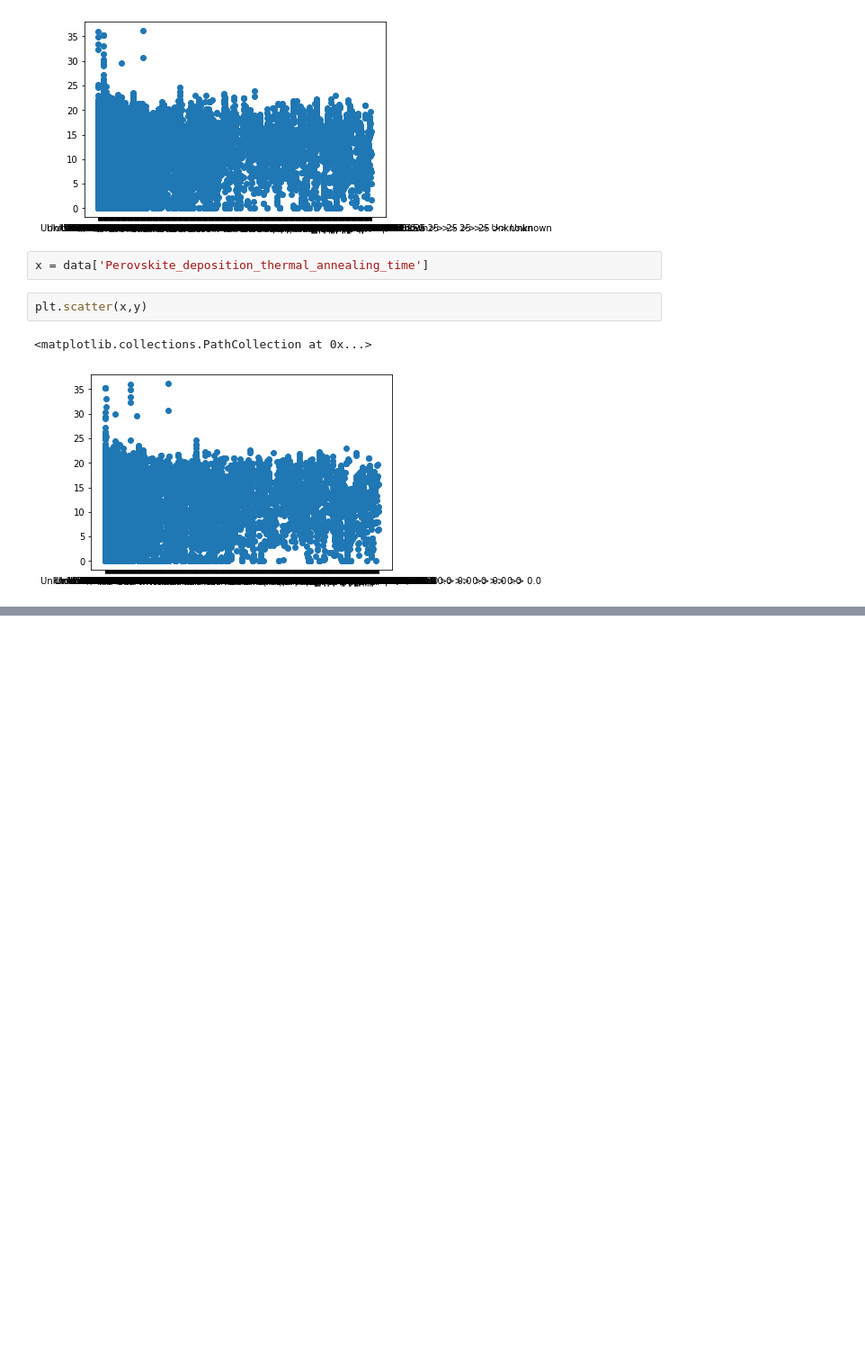
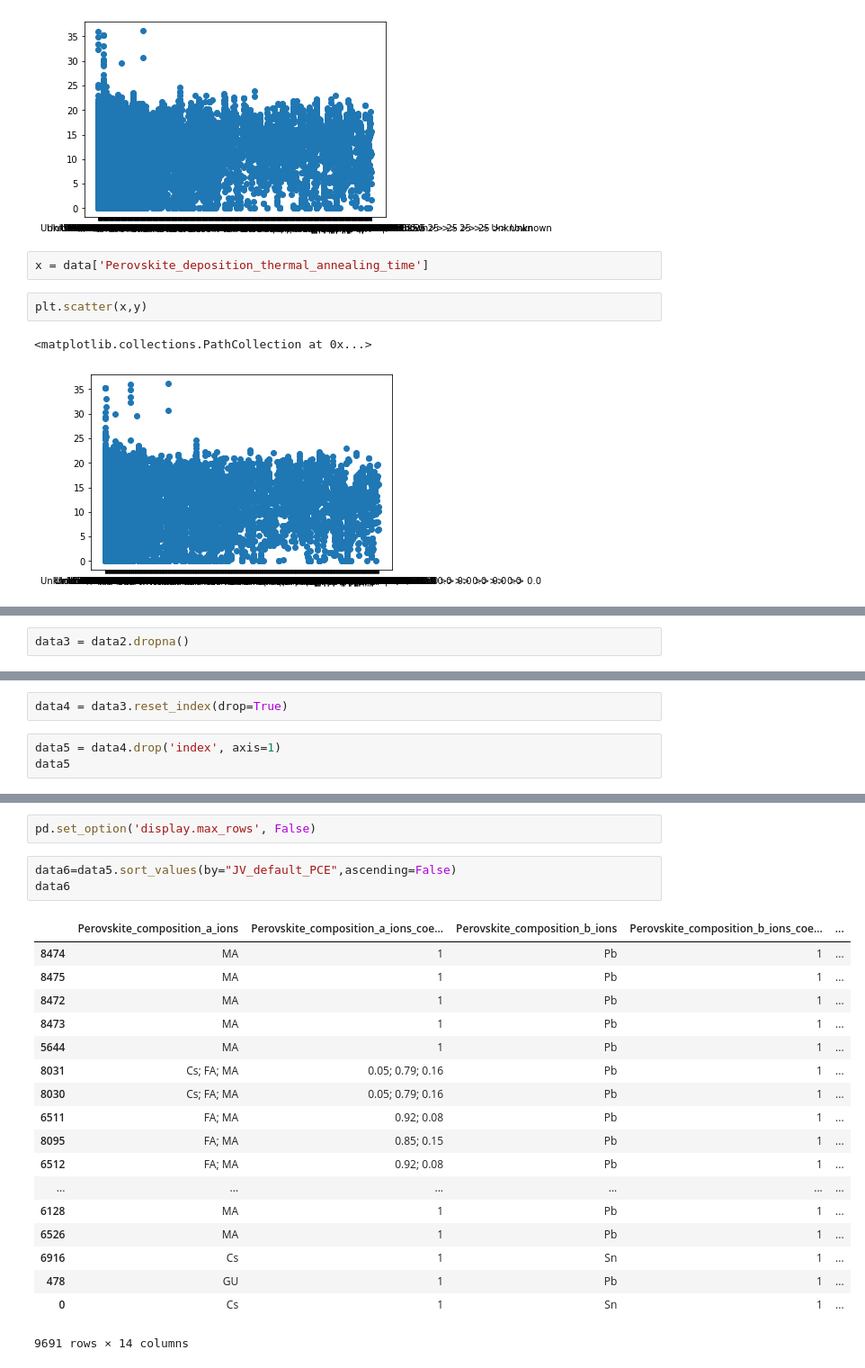
Before and after one commit to huangyiru123/pandas_psc, a Jupyter notebook: pandascleaning.ipynb, the cells around one changed output, grey strips where cells are left out. Shown at 90% size. Saved outputs shown, nothing was run; the diff lists cells and outputs as text; blank space fills up the shorter version.

```diff
--- a/pandascleaning.ipynb
+++ b/pandascleaning.ipynb
@@ -176,0 +255,2 @@ data1
+# %%
+data3 = data2.dropna()
@@ -176,0 +273,5 @@ data1
+# %%
+data4 = data3.reset_index(drop=True)
+# %%
+data5 = data4.drop('index', axis=1)
+data5
@@ -176,0 +292,24 @@ data1
+# %%
+pd.set_option('display.max_rows', False)
+# %%
+data6=data5.sort_values(by="JV_default_PCE",ascending=False)
+data6
+# %% [output]
+|  | Perovskite_composition_a_ions | Perovskite_composition_a_ions_coe... | Perovskite_composition_b_ions | Perovskite_composition_b_ions_coe... | ... |
+| 8474 | MA | 1 | Pb | 1 | ... |
+| 8475 | MA | 1 | Pb | 1 | ... |
+| 8472 | MA | 1 | Pb | 1 | ... |
+| 8473 | MA | 1 | Pb | 1 | ... |
+| 5644 | MA | 1 | Pb | 1 | ... |
+| 8031 | Cs; FA; MA | 0.05; 0.79; 0.16 | Pb | 1 | ... |
+| 8030 | Cs; FA; MA | 0.05; 0.79; 0.16 | Pb | 1 | ... |
+| 6511 | FA; MA | 0.92; 0.08 | Pb | 1 | ... |
+| 8095 | FA; MA | 0.85; 0.15 | Pb | 1 | ... |
+| 6512 | FA; MA | 0.92; 0.08 | Pb | 1 | ... |
+| ... | ... | ... | ... | ... | ... |
+| 6128 | MA | 1 | Pb | 1 | ... |
+| 6526 | MA | 1 | Pb | 1 | ... |
+| 6916 | Cs | 1 | Sn | 1 | ... |
+| 478 | GU | 1 | Pb | 1 | ... |
+| 0 | Cs | 1 | Sn | 1 | ... |
+9691 rows × 14 columns
```
Also changed, not shown: parts of 20 cells of this notebook.
